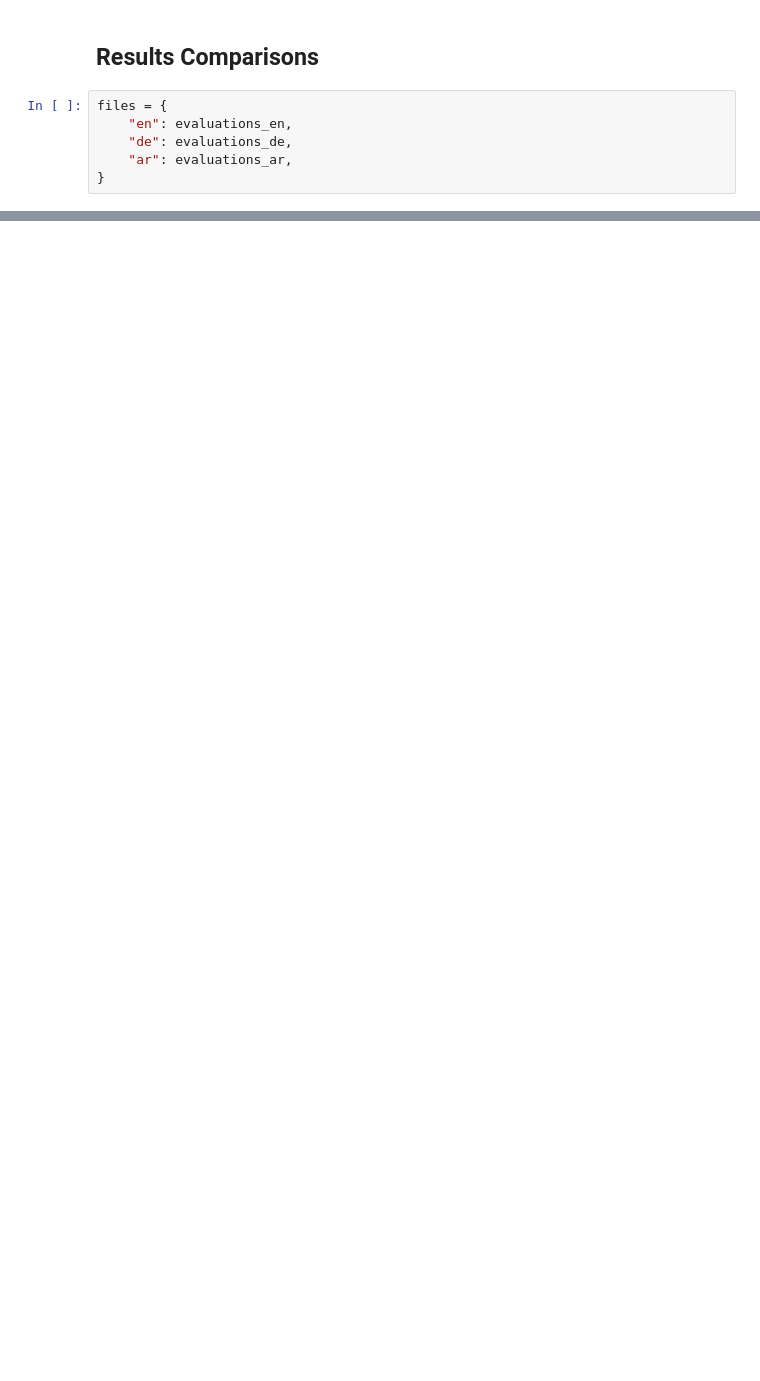
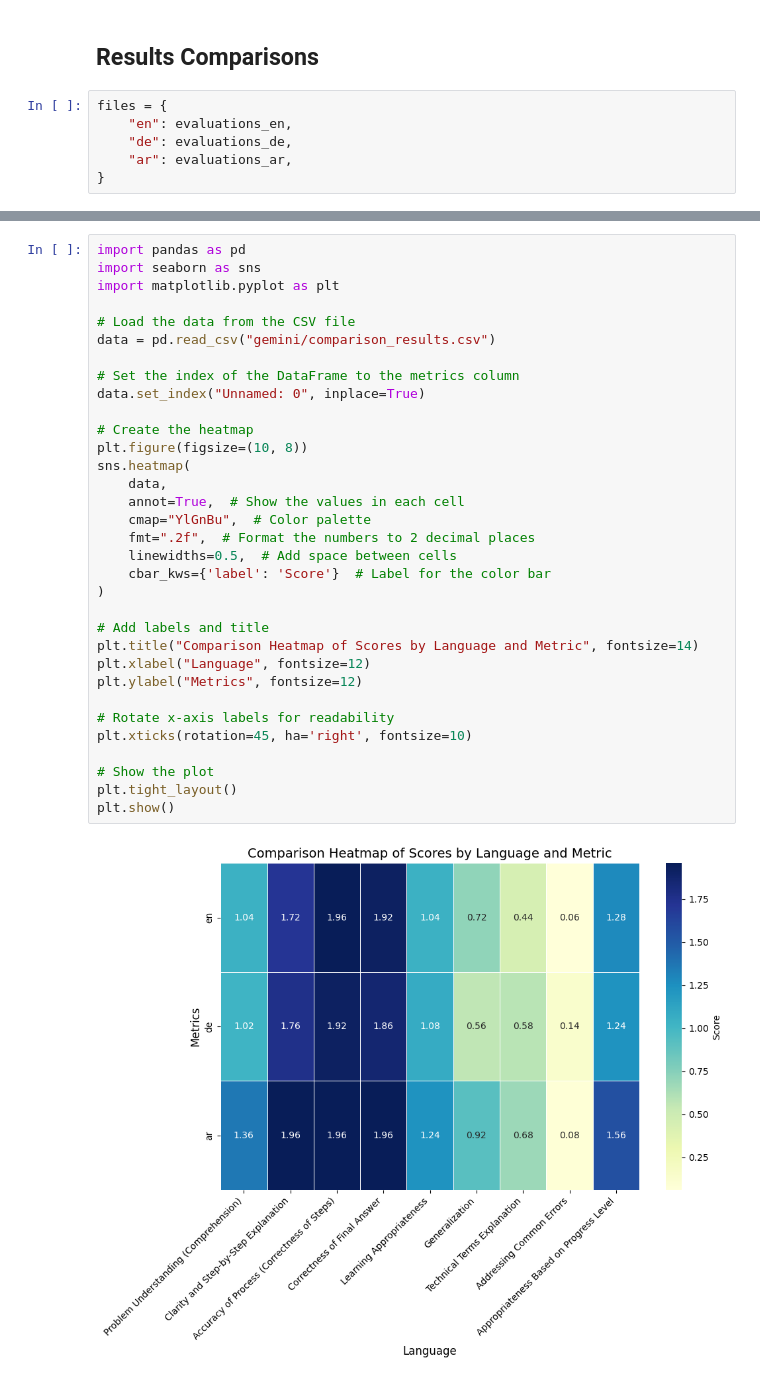
Before and after one commit to iug-htw/solution_evaluator, a Jupyter notebook: test_and_eval_pipeline-gemini.ipynb, the cells around one changed output, grey strips where cells are left out. Cells and saved outputs as stored; diff of their text form; blank space fills up the shorter version.

```diff
--- a/test_and_eval_pipeline-gemini.ipynb
+++ b/test_and_eval_pipeline-gemini.ipynb
@@ -193 +375,36 @@ FileNotFoundError: [Errno 2] No such file or directory: 'comparison_results.csv'
+# %%
+import pandas as pd
+import seaborn as sns
+import matplotlib.pyplot as plt
+
+# Load the data from the CSV file
+data = pd.read_csv("gemini/comparison_results.csv")
+
+# Set the index of the DataFrame to the metrics column
+data.set_index("Unnamed: 0", inplace=True)
+
+# Create the heatmap
+plt.figure(figsize=(10, 8))
+sns.heatmap(
+    data,
+    annot=True,  # Show the values in each cell
+    cmap="YlGnBu",  # Color palette
+    fmt=".2f",  # Format the numbers to 2 decimal places
+    linewidths=0.5,  # Add space between cells
+    cbar_kws={'label': 'Score'}  # Label for the color bar
+)
+
+# Add labels and title
+plt.title("Comparison Heatmap of Scores by Language and Metric", fontsize=14)
+plt.xlabel("Language", fontsize=12)
+plt.ylabel("Metrics", fontsize=12)
+
+# Rotate x-axis labels for readability
+plt.xticks(rotation=45, ha='right', fontsize=10)
+
+# Show the plot
+plt.tight_layout()
+plt.show()
+# %% [output]
+[figure, added]
 # %%
```
Also changed, not shown: parts of 45 cells of this notebook, 21 other files.
